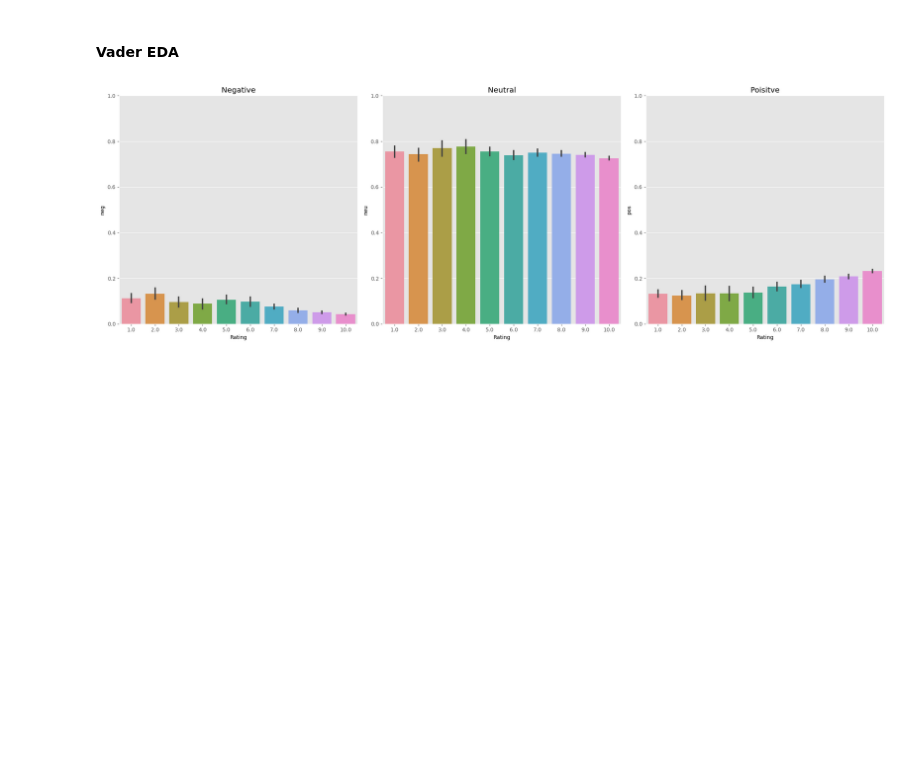
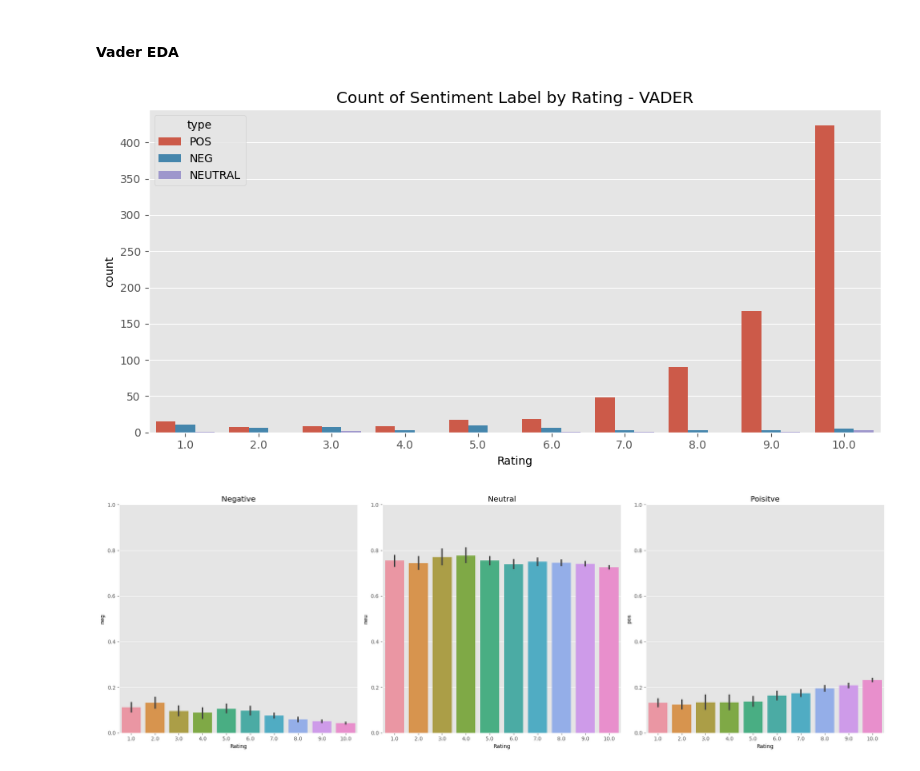
Before and after one commit to ir-zidni/Projct-Sentiment_Analysis_One_Piece_IMDB_Review_Using_Roberta, a Jupyter notebook: Sentiment Analysis.ipynb, the cells around one changed output. Drawn from its saved outputs; the diff is of its cells as text; code cells hidden in the pictures; blank space fills up the shorter version.

```diff
--- a/Sentiment Analysis.ipynb
+++ b/Sentiment Analysis.ipynb
@@ -88,3 +88,9 @@ vader_result.head()
 | 2 | 2 | 0.111 | 0.693 | 0.197 | 0.9888 | I'm Shocked By How Good This Is... | Every live action anime that I've... | 1 September 2023 | 9.0 |
 | 3 | 3 | 0.066 | 0.789 | 0.145 | 0.9814 | See Netflix?? You CAN do it... | This is bar none one of the best ... | 4 September 2023 | 10.0 |
 | 4 | 4 | 0.042 | 0.704 | 0.254 | 0.9824 | WE WANT SEASON 2 | Being a one piece fan myself, I w... | 31 August 2023 | 10.0 |
+# %%
+vader_result['type']=''
+vader_result.loc[vader_result.compound >0.2,'type']='POS'
+vader_result.loc[(vader_result.compound >=-0.2) & (vader_result.compound <=0.2),'type']='NEUTRAL'
+vader_result.loc[vader_result.compound <-0.2,'type']='NEG'
+vader_result.head()
@@ -91,5 +104,12 @@ vader_result.head()
 # %% [markdown]
 #### Vader EDA
+# %%
+fig,ax= plt.subplots(figsize=(10,5))
+sns.countplot(data=vader_result, x='Rating', hue='type').set(title='Count of Sentiment Label by Rating - VADER')
+plt.tight_layout()
+plt.show()
+# %% [output]
+[figure, added]
 # %%
 fig, axs = plt.subplots(1,3, figsize=(21,7))
 sns.barplot(data=vader_result, x='Rating', y='neg', ax = axs[0])
```
Also changed, not shown: parts of 3 cells of this notebook.
